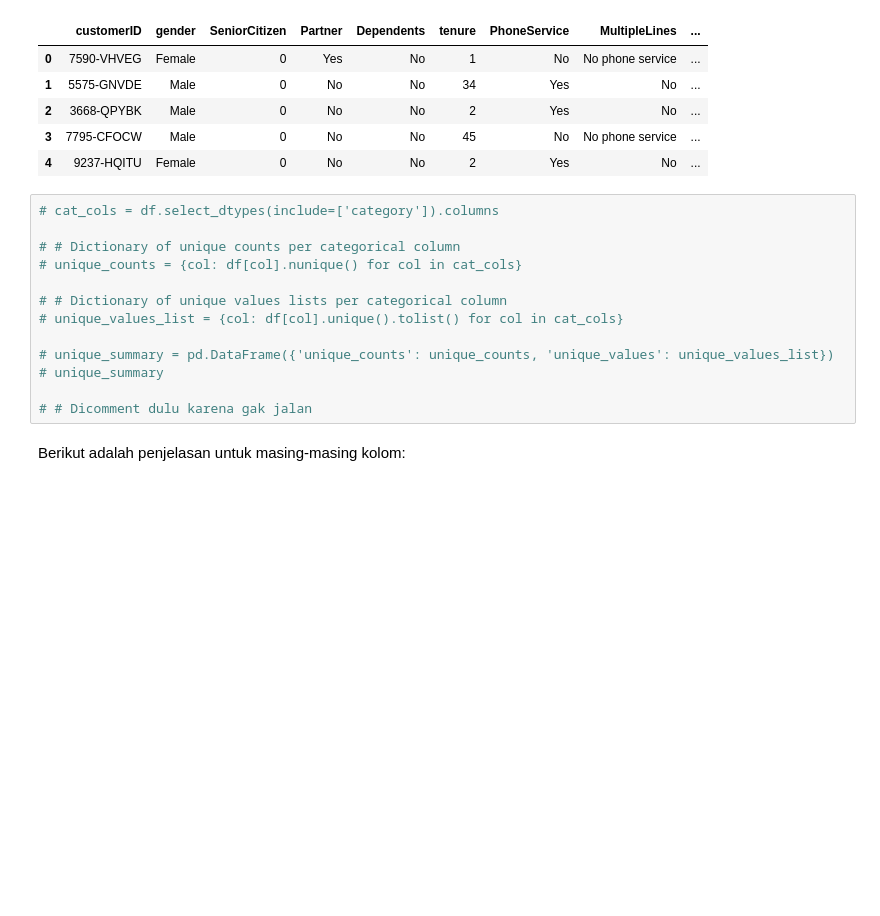
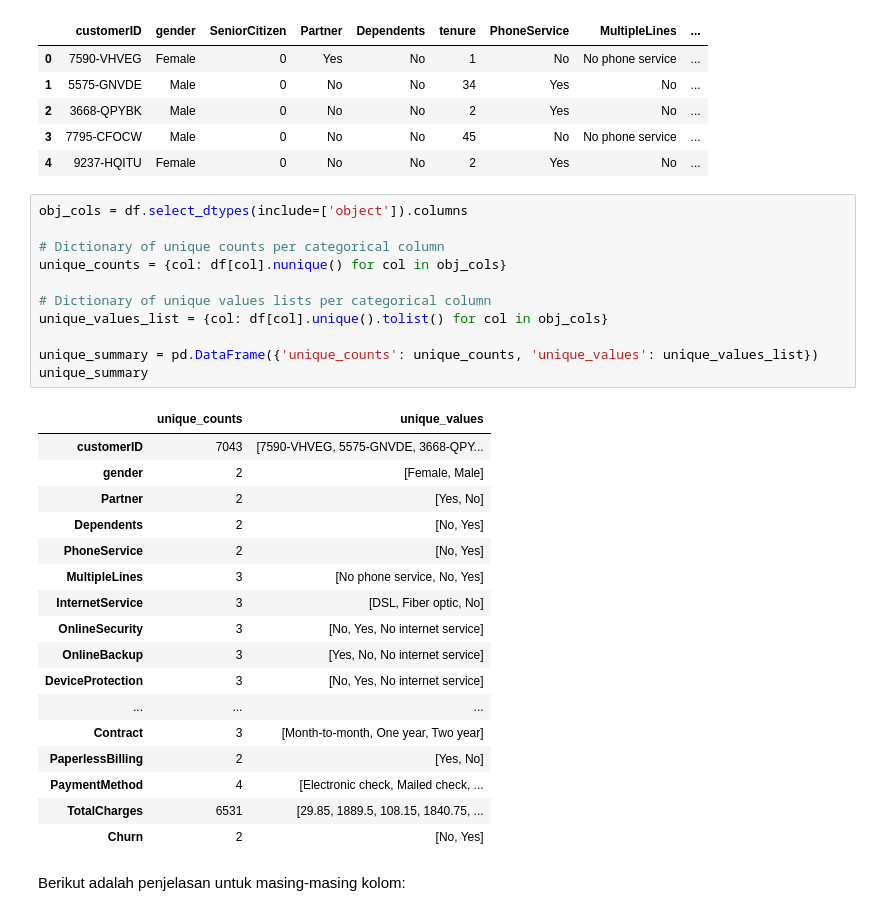
Before and after one commit to hansdarmawann/telco-churn-v2, a Jupyter notebook: notebooks/1.1-sec2.ipynb, the cells around one changed output. Drawn from its saved outputs; the diff is of its cells as text; blank space fills up the shorter version.

Commit message:
Update unique counts to objects from categories.

```diff
--- a/notebooks/1.1-sec2.ipynb
+++ b/notebooks/1.1-sec2.ipynb
@@ -59,18 +59,34 @@ None
 | 3 | 7795-CFOCW | Male | 0 | No | No | 45 | No | No phone service | ... |
 | 4 | 9237-HQITU | Female | 0 | No | No | 2 | Yes | No | ... |
 # %%
-# cat_cols = df.select_dtypes(include=['category']).columns
+obj_cols = df.select_dtypes(include=['object']).columns
 
-# # Dictionary of unique counts per categorical column
-# unique_counts = {col: df[col].nunique() for col in cat_cols}
+# Dictionary of unique counts per categorical column
+unique_counts = {col: df[col].nunique() for col in obj_cols}
 
-# # Dictionary of unique values lists per categorical column
-# unique_values_list = {col: df[col].unique().tolist() for col in cat_cols}
+# Dictionary of unique values lists per categorical column
+unique_values_list = {col: df[col].unique().tolist() for col in obj_cols}
 
-# unique_summary = pd.DataFrame({'unique_counts': unique_counts, 'unique_values': unique_values_list})
-# unique_summary
-
-# # Dicomment dulu karena gak jalan
+unique_summary = pd.DataFrame({'unique_counts': unique_counts, 'unique_values': unique_values_list})
+unique_summary
+# %% [output]
+|  | unique_counts | unique_values |
+| customerID | 7043 | [7590-VHVEG, 5575-GNVDE, 3668-QPY... |
+| gender | 2 | [Female, Male] |
+| Partner | 2 | [Yes, No] |
+| Dependents | 2 | [No, Yes] |
+| PhoneService | 2 | [No, Yes] |
+| MultipleLines | 3 | [No phone service, No, Yes] |
+| InternetService | 3 | [DSL, Fiber optic, No] |
+| OnlineSecurity | 3 | [No, Yes, No internet service] |
+| OnlineBackup | 3 | [Yes, No, No internet service] |
+| DeviceProtection | 3 | [No, Yes, No internet service] |
+| ... | ... | ... |
+| Contract | 3 | [Month-to-month, One year, Two year] |
+| PaperlessBilling | 2 | [Yes, No] |
+| PaymentMethod | 4 | [Electronic check, Mailed check, ... |
+| TotalCharges | 6531 | [29.85, 1889.5, 108.15, 1840.75, ... |
+| Churn | 2 | [No, Yes] |
 # %% [markdown]
 Berikut adalah penjelasan untuk masing-masing kolom:
 # %% [markdown]
```
Also changed, not shown: parts of 1 cell of this notebook.
